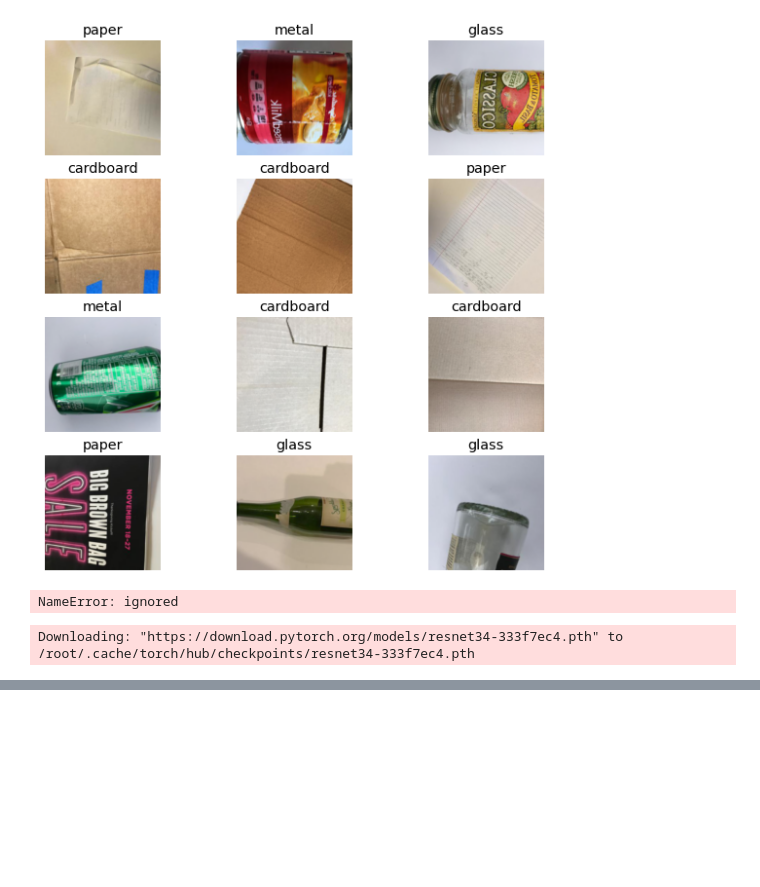
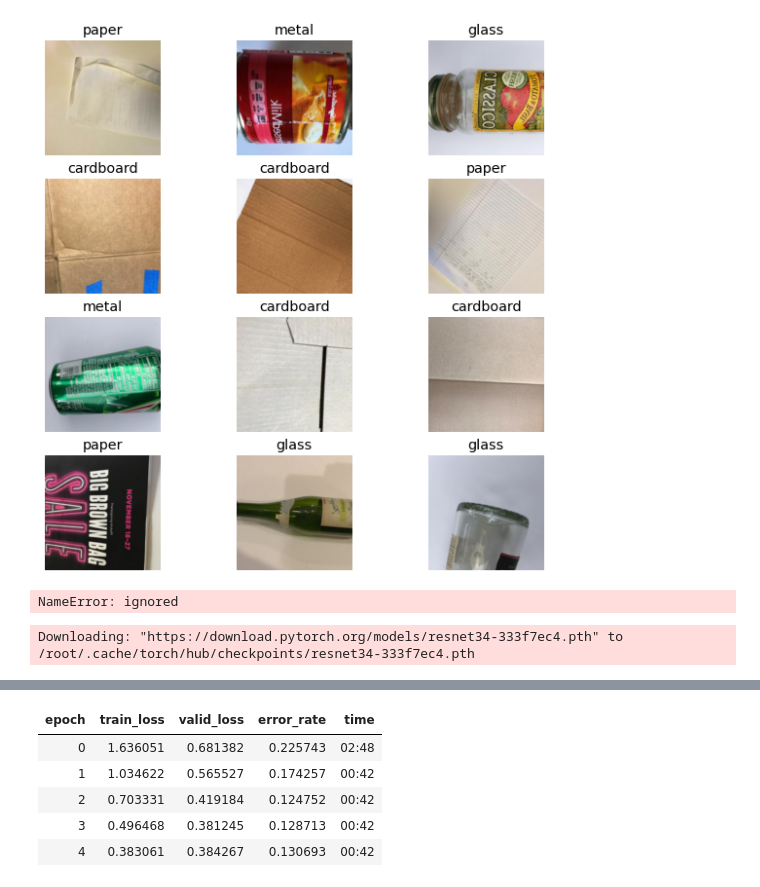
Before and after one commit to Saeed0Baba/TrashNet, a Jupyter notebook: TrashNET.ipynb, the cells around one changed output, grey strips where cells are left out. Drawn from its saved outputs; the diff is of its cells as text; code cells hidden in the pictures; blank space fills up the shorter version.

```diff
--- a/TrashNET.ipynb
+++ b/TrashNET.ipynb
@@ -109,4 +112,11 @@ print(f"Minimum/10: {lr_min:.2e}, steepest point: {lr_steep:.2e}")
 # %%
-learn.fit_one_cycle(3, 3e-3)
+learn.fit_one_cycle(5, 3e-3)
+# %% [output]
+| epoch | train_loss | valid_loss | error_rate | time |
+| 0 | 1.636051 | 0.681382 | 0.225743 | 02:48 |
+| 1 | 1.034622 | 0.565527 | 0.174257 | 00:42 |
+| 2 | 0.703331 | 0.419184 | 0.124752 | 00:42 |
+| 3 | 0.496468 | 0.381245 | 0.128713 | 00:42 |
+| 4 | 0.383061 | 0.384267 | 0.130693 | 00:42 |
 # %%
 learn.unfreeze()
```
Also changed, not shown: parts of 7 cells of this notebook.
